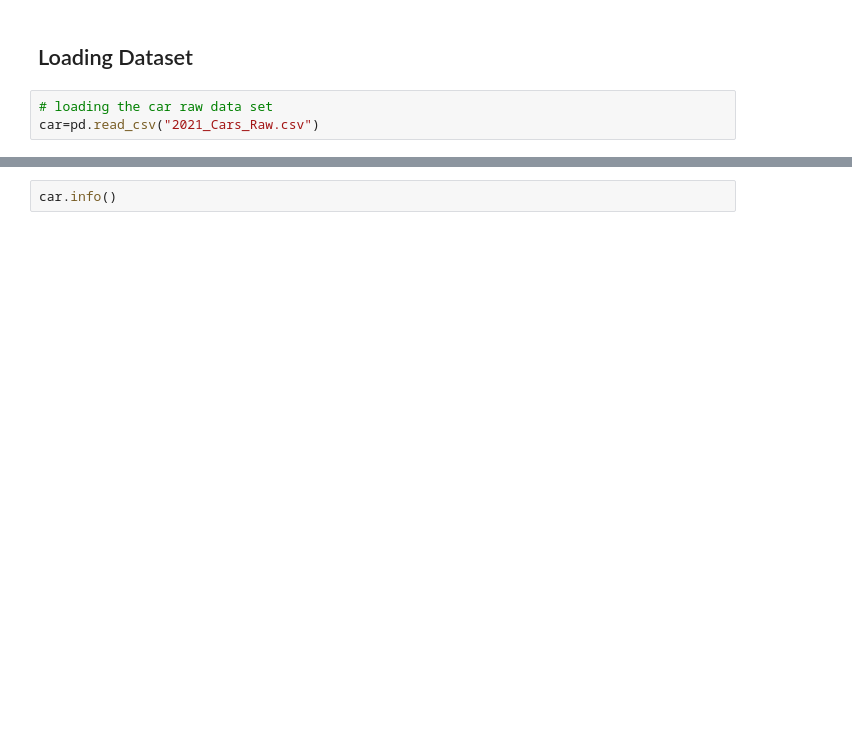
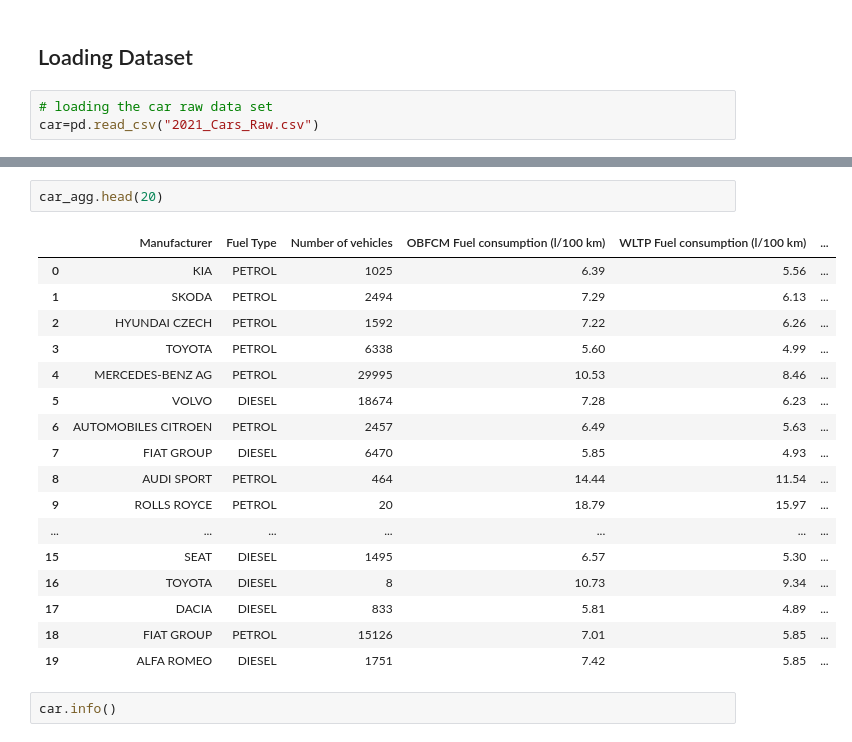
Before and after one commit to Godwin-Oti/CO2-Emission-Analysis, a Jupyter notebook: Car.ipynb, the cells around one changed output, grey strips where cells are left out. Saved outputs shown, nothing was run; the diff lists cells and outputs as text; blank space fills up the shorter version.

```diff
--- a/Car.ipynb
+++ b/Car.ipynb
@@ -25,3 +129,23 @@ car.head()
+# %%
+car_agg.head(20)
+# %% [output]
+|  | Manufacturer | Fuel Type | Number of vehicles | OBFCM Fuel consumption (l/100 km) | WLTP Fuel consumption (l/100 km) | ... |
+| 0 | KIA | PETROL | 1025 | 6.39 | 5.56 | ... |
+| 1 | SKODA | PETROL | 2494 | 7.29 | 6.13 | ... |
+| 2 | HYUNDAI CZECH | PETROL | 1592 | 7.22 | 6.26 | ... |
+| 3 | TOYOTA | PETROL | 6338 | 5.60 | 4.99 | ... |
+| 4 | MERCEDES-BENZ AG | PETROL | 29995 | 10.53 | 8.46 | ... |
+| 5 | VOLVO | DIESEL | 18674 | 7.28 | 6.23 | ... |
+| 6 | AUTOMOBILES CITROEN | PETROL | 2457 | 6.49 | 5.63 | ... |
+| 7 | FIAT GROUP | DIESEL | 6470 | 5.85 | 4.93 | ... |
+| 8 | AUDI SPORT | PETROL | 464 | 14.44 | 11.54 | ... |
+| 9 | ROLLS ROYCE | PETROL | 20 | 18.79 | 15.97 | ... |
+| ... | ... | ... | ... | ... | ... | ... |
+| 15 | SEAT | DIESEL | 1495 | 6.57 | 5.30 | ... |
+| 16 | TOYOTA | DIESEL | 8 | 10.73 | 9.34 | ... |
+| 17 | DACIA | DIESEL | 833 | 5.81 | 4.89 | ... |
+| 18 | FIAT GROUP | PETROL | 15126 | 7.01 | 5.85 | ... |
+| 19 | ALFA ROMEO | DIESEL | 1751 | 7.42 | 5.85 | ... |
 # %%
 car.info()
 # %% [output]
```
Also changed, not shown: parts of 18 cells of this notebook, 1 other file.
